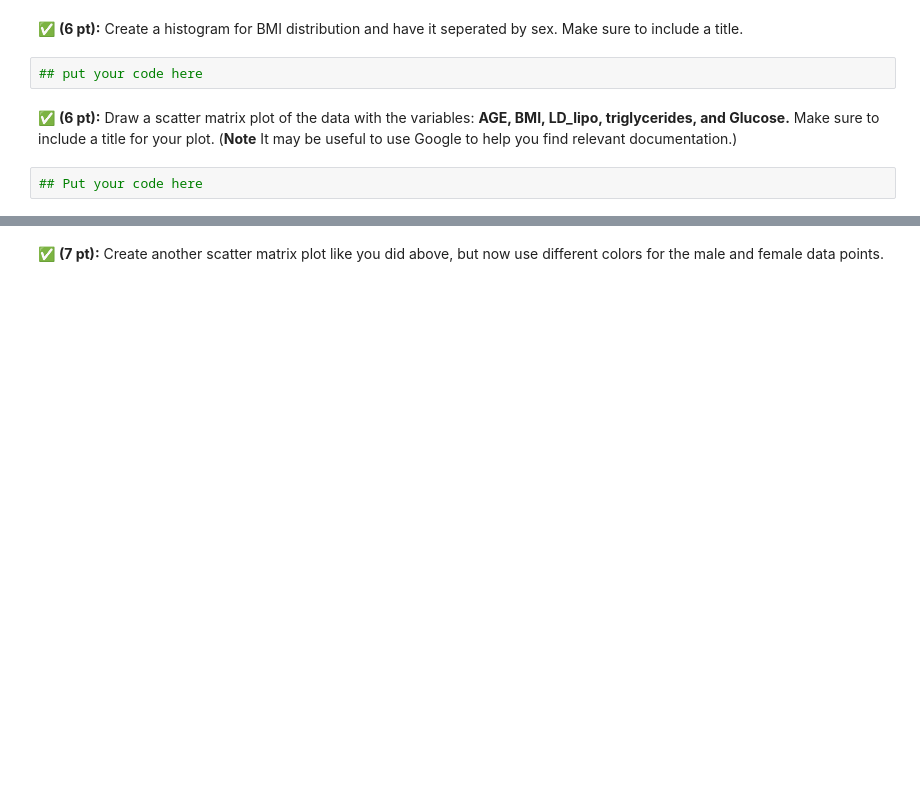
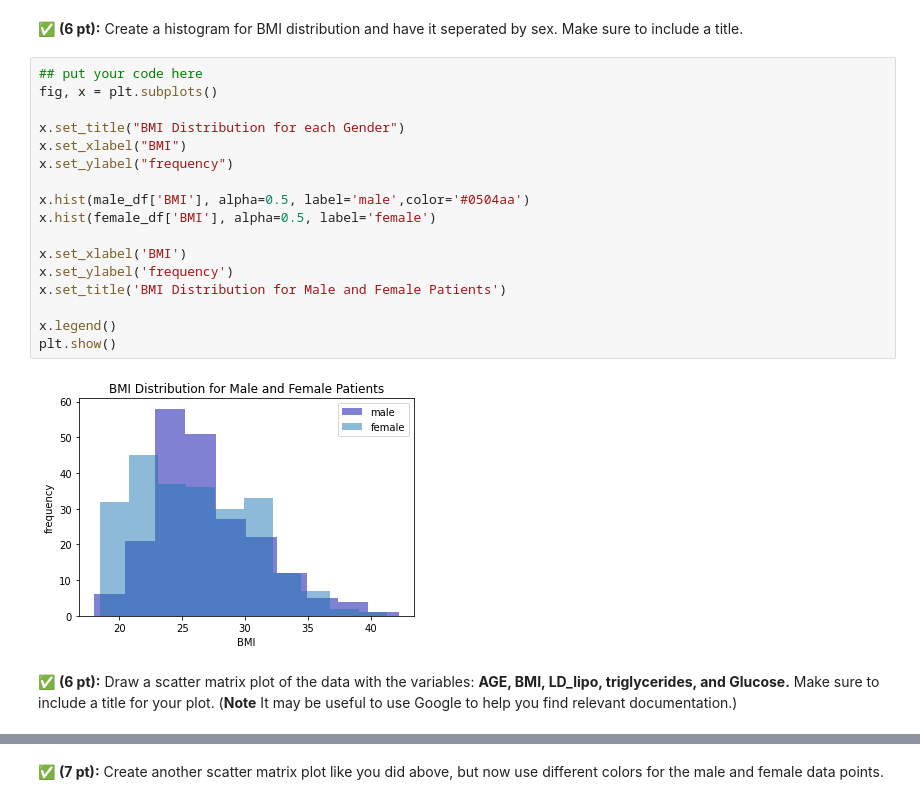
Before and after one commit to Ishan-Baweja/cmse202-XX-turnin, a Jupyter notebook: CMSE202-Midterm-Sect001_TF_Mods-STUDENT.ipynb, the cells around one changed output, grey strips where cells are left out. Drawn from its saved outputs; the diff is of its cells as text; blank space fills up the shorter version.

```diff
--- a/CMSE202-Midterm-Sect001_TF_Mods-STUDENT.ipynb
+++ b/CMSE202-Midterm-Sect001_TF_Mods-STUDENT.ipynb
@@ -159,9 +176,24 @@ plt.scatter(df["Glucose"],df["AGE"])
 [figure]
 # %% [markdown]
 &#9989; **(6 pt):** Create a histogram for BMI distribution and have it seperated by sex. Make sure to include a title.
-# %%
-## put your code here
+# %%
+## put your code here
+fig, x = plt.subplots()
+
+x.set_title("BMI Distribution for each Gender")
+x.set_xlabel("BMI")
+x.set_ylabel("frequency")
+
+x.hist(male_df['BMI'], alpha=0.5, label='male',color='#0504aa')
+x.hist(female_df['BMI'], alpha=0.5, label='female')
+
+x.set_xlabel('BMI')
+x.set_ylabel('frequency')
+x.set_title('BMI Distribution for Male and Female Patients')
+
+x.legend()
+plt.show()
+# %% [output]
+[figure, added]
 # %% [markdown]
 &#9989; **(6 pt):** Draw a scatter matrix plot of the data with the variables: **AGE, BMI, LD_lipo, triglycerides, and Glucose.** Make sure to include a title for your plot. (**Note** It may be useful to use Google to help you find relevant documentation.)
-# %%
-## Put your code here
```
Also changed, not shown: parts of 6 cells of this notebook.
